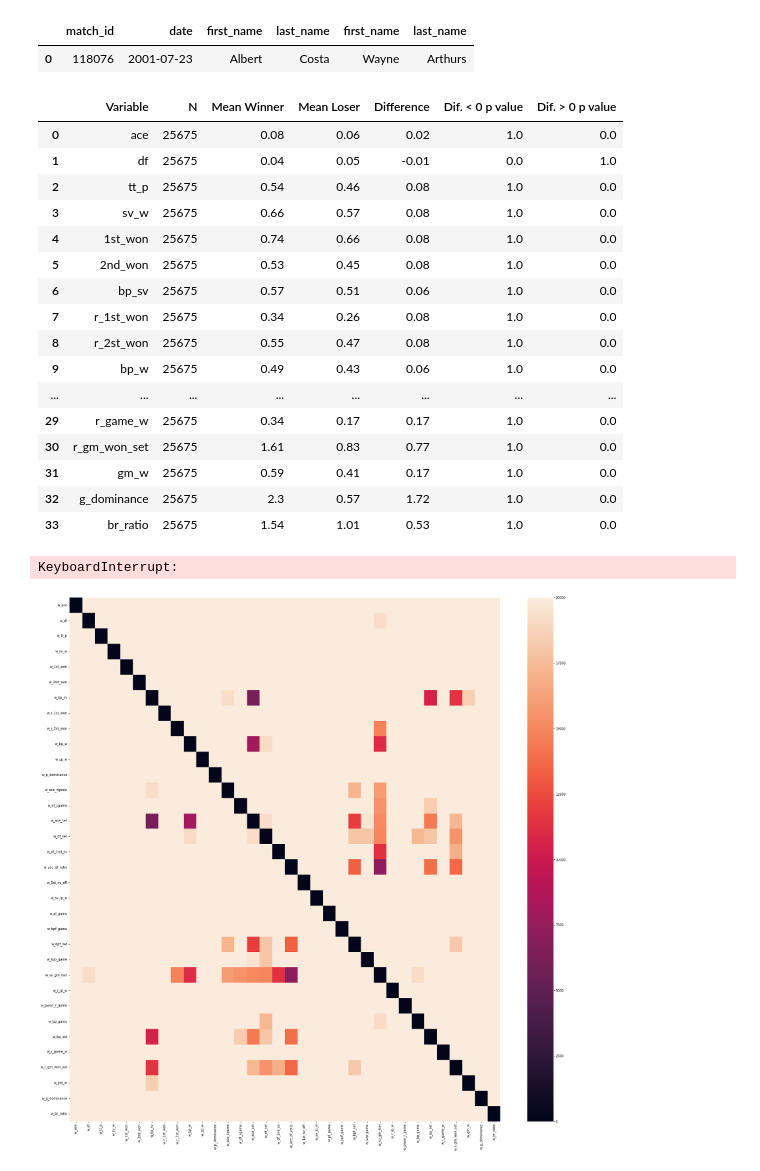
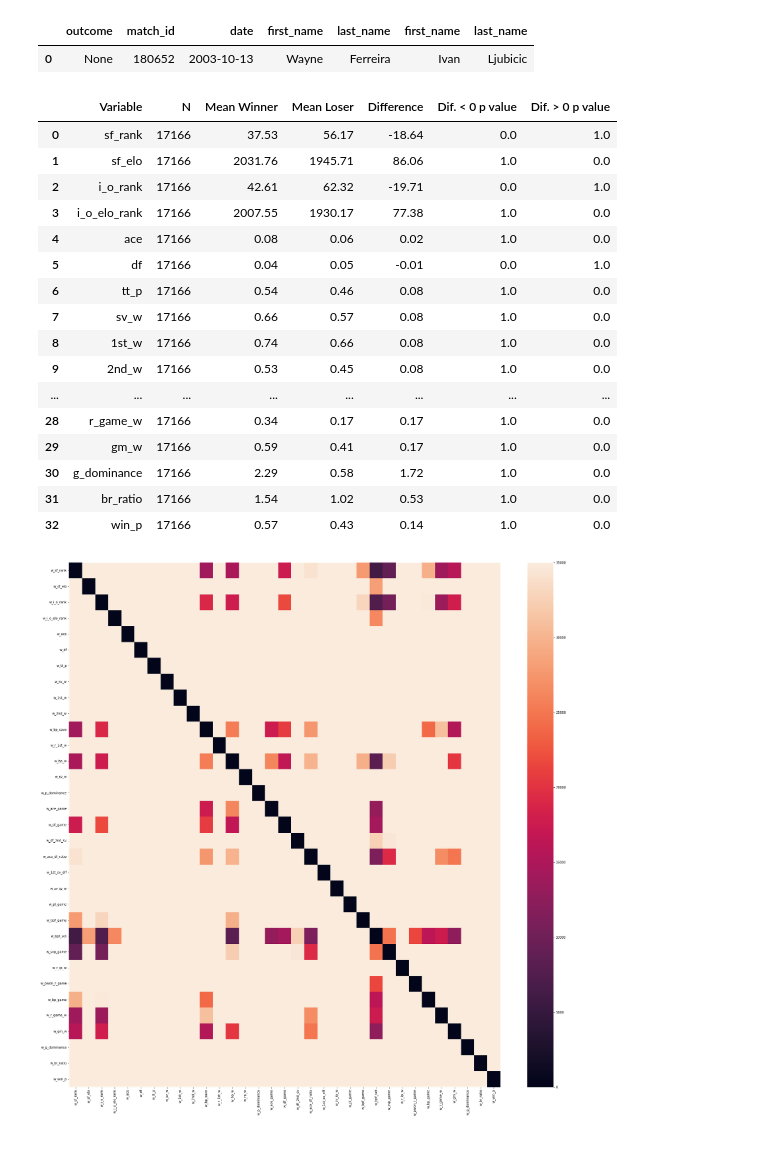
Before and after one commit to Bentgm17/TennisML, a Jupyter notebook: data_extraction/feature_tuning.ipynb, the cells around one changed output. Drawn from its saved outputs; the diff is of its cells as text; code cells hidden in the pictures.

```diff
--- a/data_extraction/feature_tuning.ipynb
+++ b/data_extraction/feature_tuning.ipynb
@@ -15,9 +15,11 @@ from ipynb.fs.full.transformation_df import Transformation
 parent_dir=os.path.dirname(os.getcwd())
 data_extractor=ExtractData()
 df=pd.read_csv(os.path.join(parent_dir,"test_dataframe.csv"),index_col=0)
-
 df.dropna(how='all', axis=1, inplace=True)
 df.drop(["match_id.1","has_stats"],axis=1,inplace=True)
 df=df[df['outcome'] != "RET"]
-display(df)
+df=df[(~df['surface'].isna()) | (~df['indoor'].isna())]
+display(df[df['w_1st_won']/df['w_1st_in']>1].iloc[4])
+# df=df[~df['surface'].isna() ]
+# 180673
 # %% [output]
@@ -40,7 +41,8 @@ import numpy as np
 data_trans = Transformation(df)
 data_trans()
 new_df=data_trans.get_dataframe()
-new_df.drop(['w_1st_in','l_1st_in'],axis=1,inplace=True)
+new_df.drop(['w_1st_in','l_1st_in','w_sv_gm_lset','l_sv_gm_lset','w_ace_set','l_ace_set','w_df_set','l_df_set','w_r_gm_w_set','l_r_gm_w_set','w_bp_set','l_bp_set','w_bpf_set','l_bpf_set'],axis=1,inplace=True)
 new_df=new_df[~new_df.isin([np.nan, np.inf, -np.inf]).any(1)]
+new_df.dropna(inplace=True)
 display(new_df)
 # %% [output]
@@ -60,8 +95,8 @@ display(new_df)
 # %%
-data_extractor.get_match_details(118076)
+data_extractor.get_match_details(180652)
 # %% [output]
-|  | match_id | date | first_name | last_name | first_name | last_name |
-| 0 | 118076 | 2001-07-23 | Albert | Costa | Wayne | Arthurs |
+|  | outcome | match_id | date | first_name | last_name | first_name | last_name |
+| 0 | None | 180652 | 2003-10-13 | Wayne | Ferreira | Ivan | Ljubicic |
 # %%
 import researchpy as rp
 
@@ -88,22 +123,22 @@ ttest_df.columns=['Variable','N','Mean Winner','Mean Loser','Difference','Dif. <
 display(ttest_df)
 # %% [output]
 |  | Variable | N | Mean Winner | Mean Loser | Difference | Dif. < 0 p value | Dif. > 0 p value |
-| 0 | ace | 25675 | 0.08 | 0.06 | 0.02 | 1.0 | 0.0 |
-| 1 | df | 25675 | 0.04 | 0.05 | -0.01 | 0.0 | 1.0 |
-| 2 | tt_p | 25675 | 0.54 | 0.46 | 0.08 | 1.0 | 0.0 |
-| 3 | sv_w | 25675 | 0.66 | 0.57 | 0.08 | 1.0 | 0.0 |
-| 4 | 1st_won | 25675 | 0.74 | 0.66 | 0.08 | 1.0 | 0.0 |
-| 5 | 2nd_won | 25675 | 0.53 | 0.45 | 0.08 | 1.0 | 0.0 |
-| 6 | bp_sv | 25675 | 0.57 | 0.51 | 0.06 | 1.0 | 0.0 |
-| 7 | r_1st_won | 25675 | 0.34 | 0.26 | 0.08 | 1.0 | 0.0 |
-| 8 | r_2st_won | 25675 | 0.55 | 0.47 | 0.08 | 1.0 | 0.0 |
-| 9 | bp_w | 25675 | 0.49 | 0.43 | 0.06 | 1.0 | 0.0 |
+| 0 | sf_rank | 17166 | 37.53 | 56.17 | -18.64 | 0.0 | 1.0 |
+| 1 | sf_elo | 17166 | 2031.76 | 1945.71 | 86.06 | 1.0 | 0.0 |
+| 2 | i_o_rank | 17166 | 42.61 | 62.32 | -19.71 | 0.0 | 1.0 |
+| 3 | i_o_elo_rank | 17166 | 2007.55 | 1930.17 | 77.38 | 1.0 | 0.0 |
+| 4 | ace | 17166 | 0.08 | 0.06 | 0.02 | 1.0 | 0.0 |
+| 5 | df | 17166 | 0.04 | 0.05 | -0.01 | 0.0 | 1.0 |
+| 6 | tt_p | 17166 | 0.54 | 0.46 | 0.08 | 1.0 | 0.0 |
+| 7 | sv_w | 17166 | 0.66 | 0.57 | 0.08 | 1.0 | 0.0 |
+| 8 | 1st_w | 17166 | 0.74 | 0.66 | 0.08 | 1.0 | 0.0 |
+| 9 | 2nd_w | 17166 | 0.53 | 0.45 | 0.08 | 1.0 | 0.0 |
 | ... | ... | ... | ... | ... | ... | ... | ... |
-| 29 | r_game_w | 25675 | 0.34 | 0.17 | 0.17 | 1.0 | 0.0 |
-| 30 | r_gm_won_set | 25675 | 1.61 | 0.83 | 0.77 | 1.0 | 0.0 |
-| 31 | gm_w | 25675 | 0.59 | 0.41 | 0.17 | 1.0 | 0.0 |
-| 32 | g_dominance | 25675 | 2.3 | 0.57 | 1.72 | 1.0 | 0.0 |
-| 33 | br_ratio | 25675 | 1.54 | 1.01 | 0.53 | 1.0 | 0.0 |
+| 28 | r_game_w | 17166 | 0.34 | 0.17 | 0.17 | 1.0 | 0.0 |
+| 29 | gm_w | 17166 | 0.59 | 0.41 | 0.17 | 1.0 | 0.0 |
+| 30 | g_dominance | 17166 | 2.29 | 0.58 | 1.72 | 1.0 | 0.0 |
+| 31 | br_ratio | 17166 | 1.54 | 1.02 | 0.53 | 1.0 | 0.0 |
+| 32 | win_p | 17166 | 0.57 | 0.43 | 0.14 | 1.0 | 0.0 |
 # %%
 from scipy.stats import chi2_contingency
 import seaborn as sns
@@ -128,11 +163,9 @@ def ch_calculate(df):
 
 
 chi_square=ch_calculate(new_df[[i for i in new_df.columns if "w_" in i]])
-# %% [output]
-KeyboardInterrupt:
 # %%
 fig, ax = plt.subplots(figsize=(30,30))
-sns.heatmap(chi_square,vmin=0, vmax=20000)
+sns.heatmap(chi_square,vmin=0, vmax=35000)
 plt.show()
 # %% [output]
-[figure, old version]
+[figure, new version]
```
Also changed, not shown: parts of 4 cells of this notebook, 8 other files.
